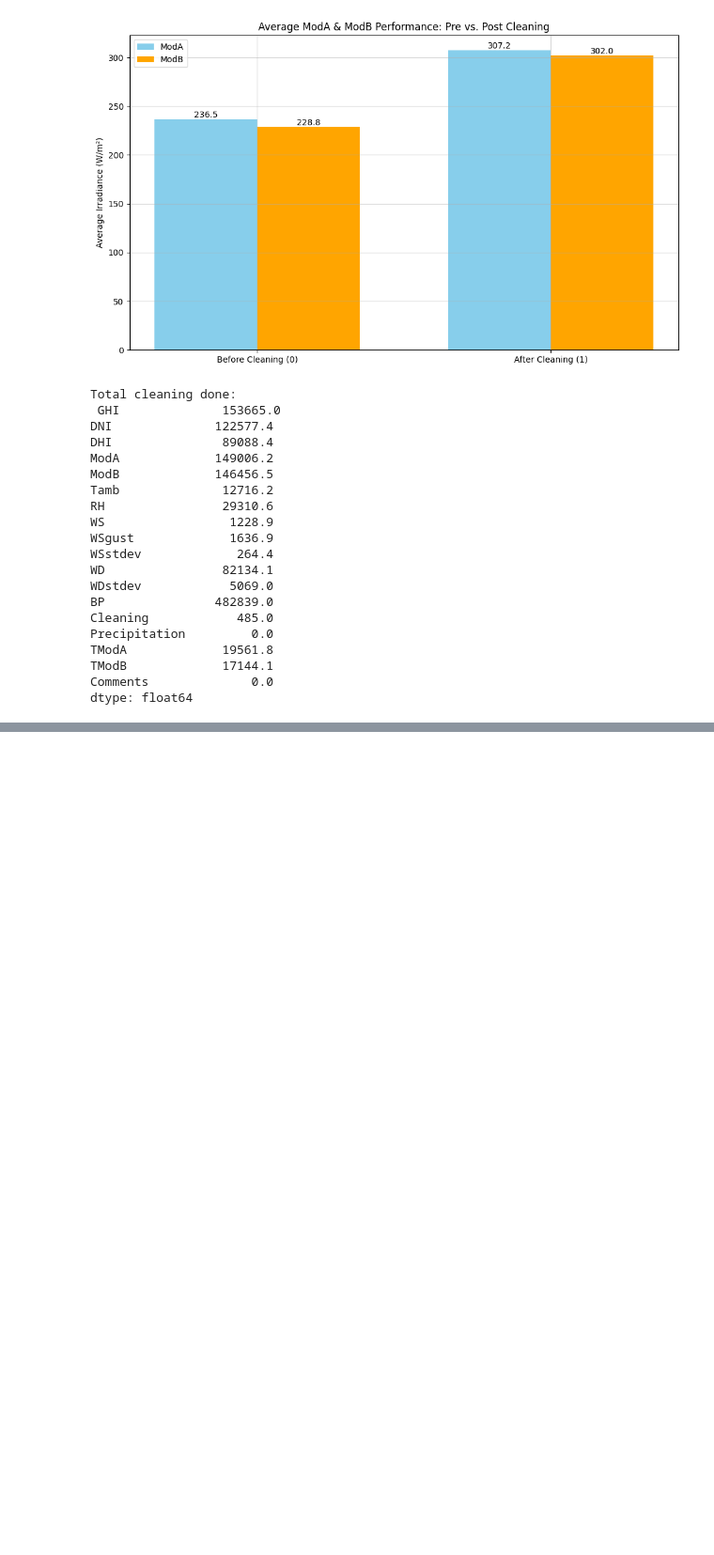
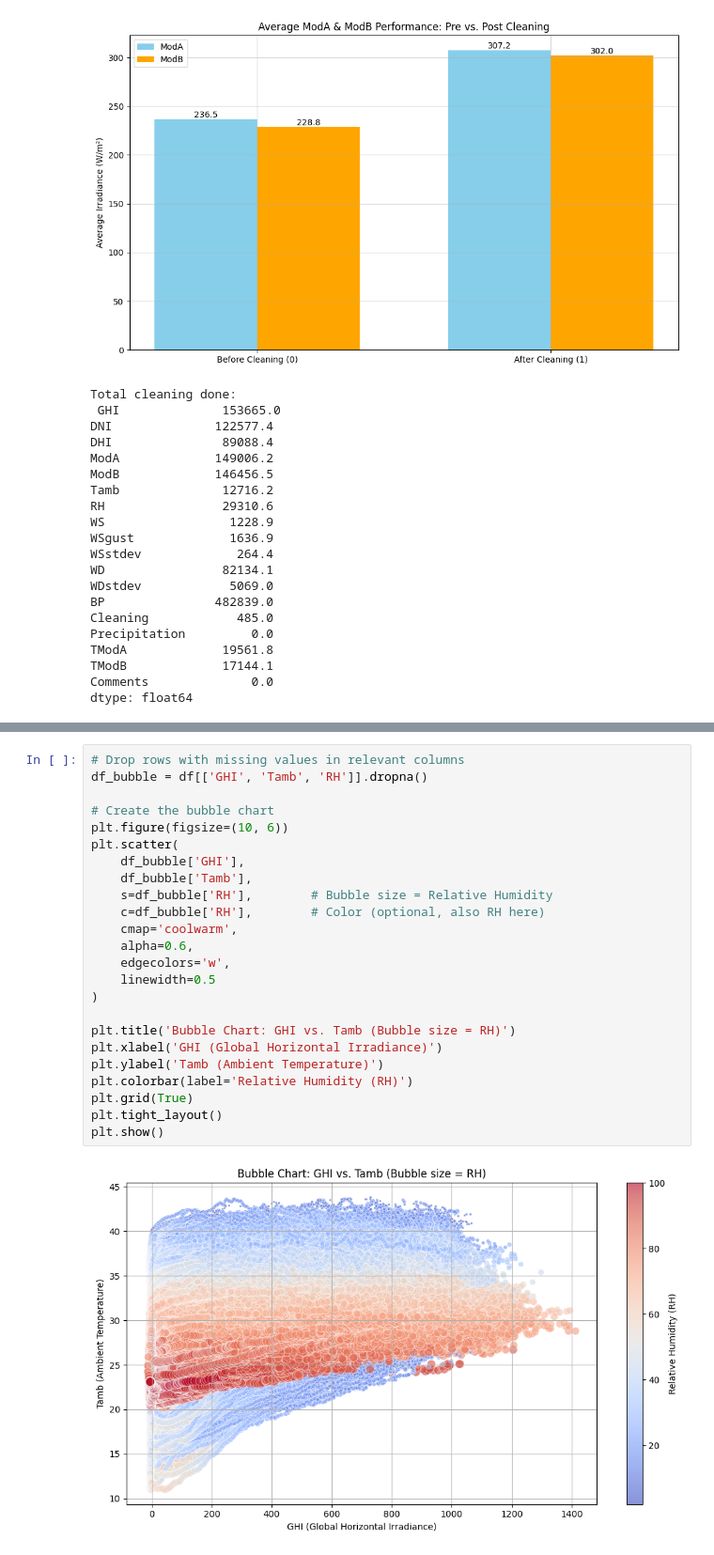
Before and after one commit to MulatYazew/solar-challenge-week1, a Jupyter notebook: Notebook/benin-eda.ipynb, the cells around one changed output, grey strips where cells are left out. Shown at 94% size. Saved outputs shown, nothing was run; the diff lists cells and outputs as text; blank space fills up the shorter version.

```diff
--- a/Notebook/benin-eda.ipynb
+++ b/Notebook/benin-eda.ipynb
@@ -312,0 +384,26 @@ dtype: float64
+# %%
+# Drop rows with missing values in relevant columns
+df_bubble = df[['GHI', 'Tamb', 'RH']].dropna()
+
+# Create the bubble chart
+plt.figure(figsize=(10, 6))
+plt.scatter(
+    df_bubble['GHI'],
+    df_bubble['Tamb'],
+    s=df_bubble['RH'],        # Bubble size = Relative Humidity
+    c=df_bubble['RH'],        # Color (optional, also RH here)
+    cmap='coolwarm',
+    alpha=0.6,
+    edgecolors='w',
+    linewidth=0.5
+)
+
+plt.title('Bubble Chart: GHI vs. Tamb (Bubble size = RH)')
+plt.xlabel('GHI (Global Horizontal Irradiance)')
+plt.ylabel('Tamb (Ambient Temperature)')
+plt.colorbar(label='Relative Humidity (RH)')
+plt.grid(True)
+plt.tight_layout()
+plt.show()
+# %% [output]
+[figure, added]
```
Also changed, not shown: parts of 5 cells of this notebook.
